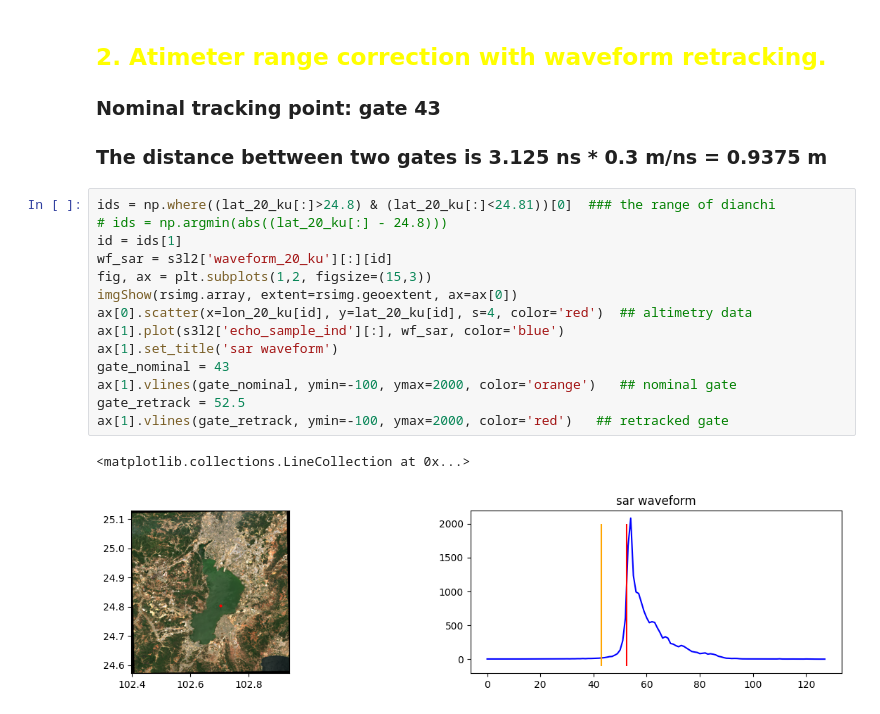
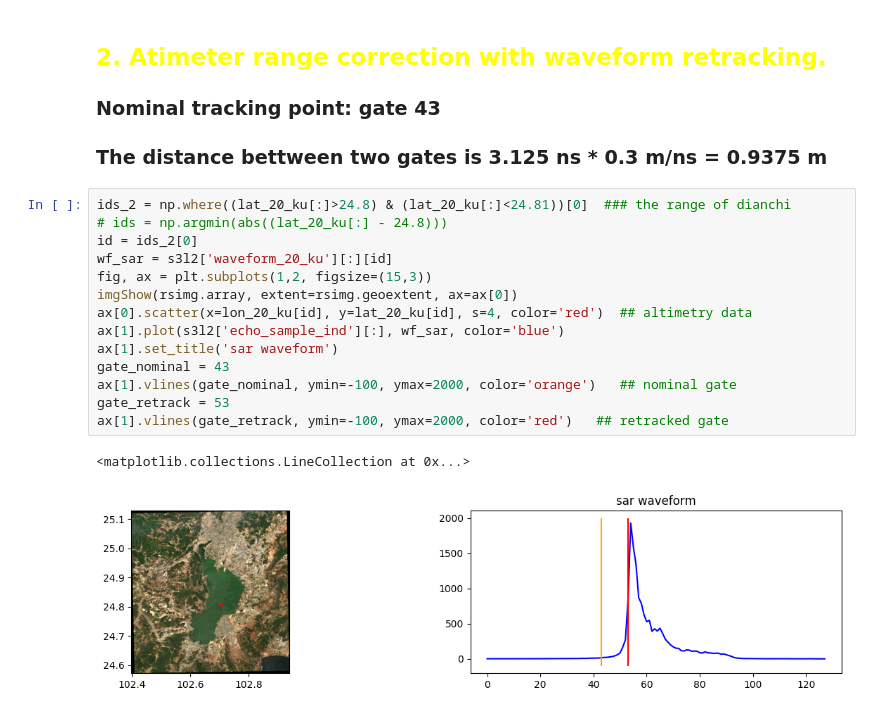
Before and after one commit to xinluo2018/satellite-altimetry-course, a Jupyter notebook: 第3章-星载雷达测高应用-12学时/3-sentinel-3_process.ipynb, the cells around one changed output. Cells and saved outputs as stored; diff of their text form.

```diff
--- a/第3章-星载雷达测高应用-12学时/3-sentinel-3_process.ipynb
+++ b/第3章-星载雷达测高应用-12学时/3-sentinel-3_process.ipynb
@@ -162,22 +142,22 @@ plt.ylim(1854.5, 1855.6)
 ### Nominal tracking point: gate 43
 ### The distance bettween two gates is 3.125 ns * 0.3 m/ns = 0.9375 m
 # %%
-ids = np.where((lat_20_ku[:]>24.8) & (lat_20_ku[:]<24.81))[0]  ### the range of dianchi
+ids_2 = np.where((lat_20_ku[:]>24.8) & (lat_20_ku[:]<24.81))[0]  ### the range of dianchi
 # ids = np.argmin(abs((lat_20_ku[:] - 24.8)))
-id = ids[1]
+id = ids_2[0]
 wf_sar = s3l2['waveform_20_ku'][:][id]
 fig, ax = plt.subplots(1,2, figsize=(15,3))
 imgShow(rsimg.array, extent=rsimg.geoextent, ax=ax[0])
 ax[0].scatter(x=lon_20_ku[id], y=lat_20_ku[id], s=4, color='red')  ## altimetry data
 ax[1].plot(s3l2['echo_sample_ind'][:], wf_sar, color='blue')
 ax[1].set_title('sar waveform')
 gate_nominal = 43
 ax[1].vlines(gate_nominal, ymin=-100, ymax=2000, color='orange')   ## nominal gate
-gate_retrack = 52.5
+gate_retrack = 53
 ax[1].vlines(gate_retrack, ymin=-100, ymax=2000, color='red')   ## retracked gate
 # %% [output]
 <matplotlib.collections.LineCollection at 0x...>
-[figure, old version]
+[figure, new version]
 # %%
 ### 1. the official provided elevation (geophysical correction + waveform retracker)
 print('retracked elevation provided by official:',s3l2['elevation_ocog_20_ku'][id])
```
Also changed, not shown: parts of 13 cells of this notebook, 23 other files.
